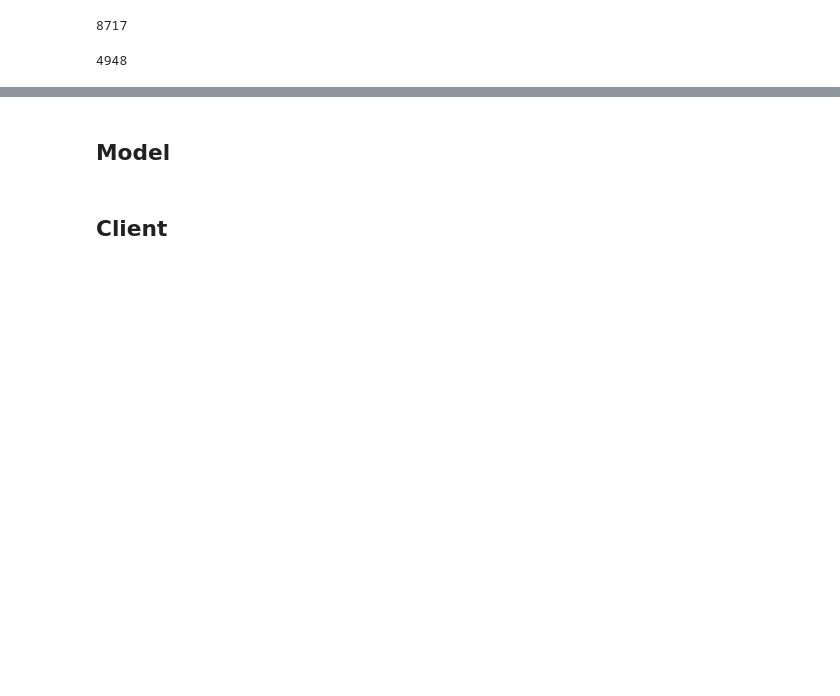
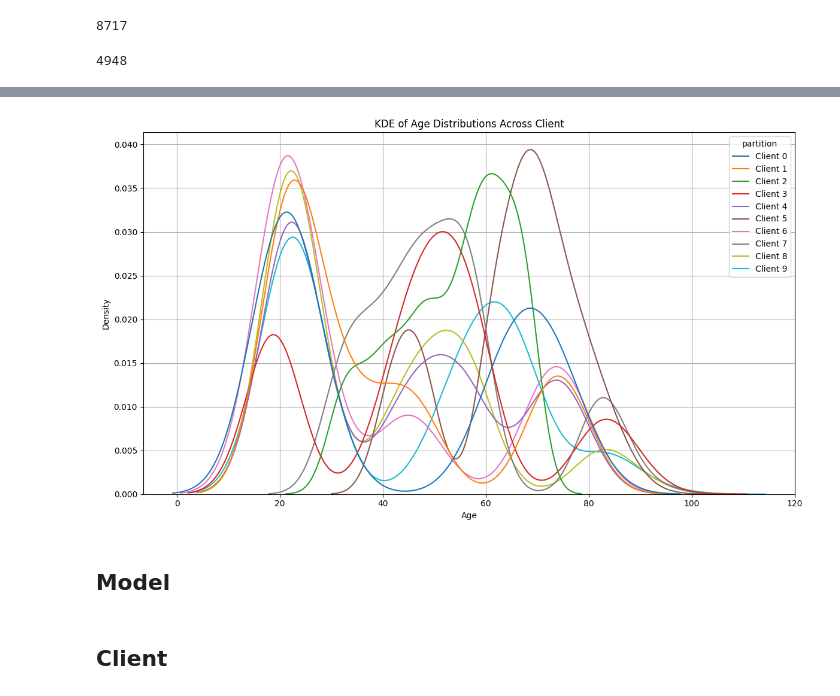
Before and after one commit to Page0526/federated-learning-dropout, a Jupyter notebook: dropout/federated-learning-dropout.ipynb, the cells around one changed output, grey strips where cells are left out. Saved outputs shown, nothing was run; the diff lists cells and outputs as text; code cells hidden in the pictures; blank space fills up the shorter version.

```diff
--- a/dropout/federated-learning-dropout.ipynb
+++ b/dropout/federated-learning-dropout.ipynb
@@ -396,3 +433,44 @@ testset = MRIDataset(
+# %%
+def compare_age_distributions_across_client(dataset, num_partitions=10, num_samples=4000, overlap=0.6):
+    all_dfs = []
+
+    for i in range(num_partitions):
+        subset, _ = load_client_datasets(
+            partition_id=i,
+            num_partitions=num_partitions,
+            dataset=dataset,
+            num_samples=num_samples,
+            overlap=overlap
+        )
+        subset_data = []
+
+        for idx in subset.indices:
+            subject_id = subset.dataset._extract_subject_id(subset.dataset.im_filenames[idx])
+            metadata = subset.dataset.label_ls.get(subject_id, {})
+            age = metadata.get("subject_age")
+
+            if age is not None and not pd.isna(age):
+                subset_data.append({"age": age, "partition": f"Client {i}"})
+
+        if subset_data:
+            df = pd.DataFrame(subset_data)
+            all_dfs.append(df)
+
+    combined_df = pd.concat(all_dfs, ignore_index=True)
+
+    plt.figure(figsize=(12, 7))
+    sns.kdeplot(data=combined_df, x="age", hue="partition", common_norm=False, fill=False)
+
+    plt.title("KDE of Age Distributions Across Client")
+    plt.xlabel("Age")
+    plt.ylabel("Density")
+    plt.grid(True)
+    plt.tight_layout()
+    plt.show()
+# %%
+compare_age_distributions_across_client(trainset, num_partitions=10, num_samples=1000, overlap=0.6)
+# %% [output]
+[figure, added]
 # %% [markdown]
 ## Model
 # %%
```
Also changed, not shown: parts of 11 cells of this notebook.
